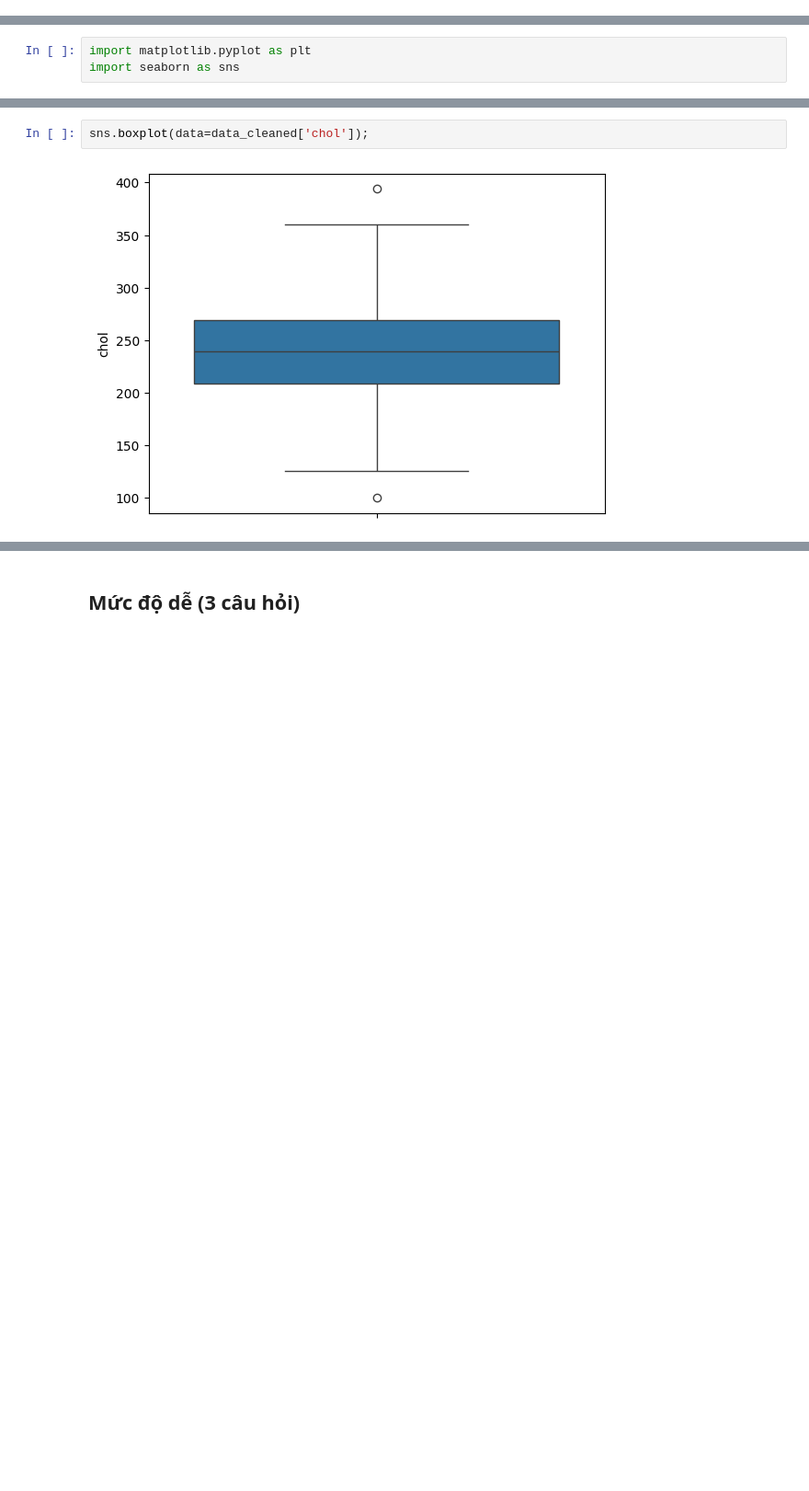
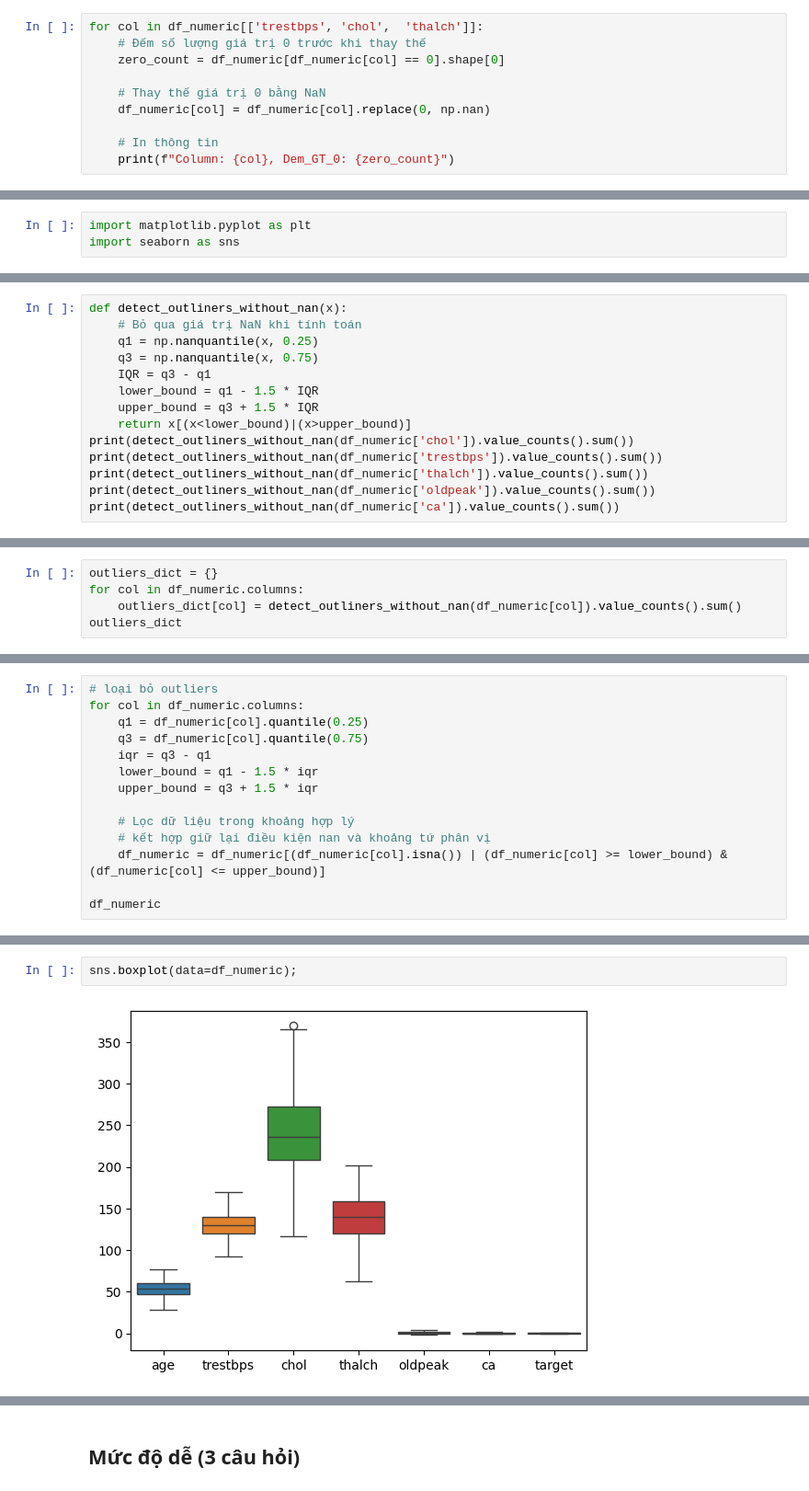
Before and after one commit to lehoanggiavi/ThuThap-XuLyData, a Jupyter notebook: Code/Vi/CodePhu.ipynb, the cells around one changed output, grey strips where cells are left out. Shown at 92% size. Drawn from its saved outputs; the diff is of its cells as text; blank space fills up the shorter version.

```diff
--- a/Code/CodePhu.ipynb
+++ b/Code/Vi/CodePhu.ipynb
@@ -133,0 +133,10 @@ dtype: object
+# %%
+for col in df_numeric[['trestbps', 'chol',	'thalch']]:
+    # Đếm số lượng giá trị 0 trước khi thay thế
+    zero_count = df_numeric[df_numeric[col] == 0].shape[0]
+
+    # Thay thế giá trị 0 bằng NaN
+    df_numeric[col] = df_numeric[col].replace(0, np.nan)
+
+    # In thông tin
+    print(f"Column: {col}, Dem_GT_0: {zero_count}")
@@ -261,0 +242,14 @@ df_numeric.describe()
+# %%
+def detect_outliners_without_nan(x):
+    # Bỏ qua giá trị NaN khi tính toán
+    q1 = np.nanquantile(x, 0.25)
+    q3 = np.nanquantile(x, 0.75)
+    IQR = q3 - q1
+    lower_bound = q1 - 1.5 * IQR
+    upper_bound = q3 + 1.5 * IQR
+    return x[(x<lower_bound)|(x>upper_bound)]
+print(detect_outliners_without_nan(df_numeric['chol']).value_counts().sum())
+print(detect_outliners_without_nan(df_numeric['trestbps']).value_counts().sum())
+print(detect_outliners_without_nan(df_numeric['thalch']).value_counts().sum())
+print(detect_outliners_without_nan(df_numeric['oldpeak']).value_counts().sum())
+print(detect_outliners_without_nan(df_numeric['ca']).value_counts().sum())
@@ -261,0 +262,5 @@ df_numeric.describe()
+# %%
+outliers_dict = {}
+for col in df_numeric.columns:
+    outliers_dict[col] = detect_outliners_without_nan(df_numeric[col]).value_counts().sum()
+outliers_dict
@@ -261,0 +275,14 @@ df_numeric.describe()
+# %%
+# loại bỏ outliers
+for col in df_numeric.columns:
+    q1 = df_numeric[col].quantile(0.25)
+    q3 = df_numeric[col].quantile(0.75)
+    iqr = q3 - q1
+    lower_bound = q1 - 1.5 * iqr
+    upper_bound = q3 + 1.5 * iqr
+
+    # Lọc dữ liệu trong khoảng hợp lý
+    # kết hợp giữ lại điều kiện nan và khoảng tứ phân vị
+    df_numeric = df_numeric[(df_numeric[col].isna()) | (df_numeric[col] >= lower_bound) & (df_numeric[col] <= upper_bound)]
+
+df_numeric
@@ -274,4 +353,4 @@ data_cleaned.describe()
 # %%
-sns.boxplot(data=data_cleaned['chol']);
+sns.boxplot(data=df_numeric);
 # %% [output]
-[figure, old version]
+[figure, new version]
```
Also changed, not shown: parts of 44 cells of this notebook, 4 other files.
